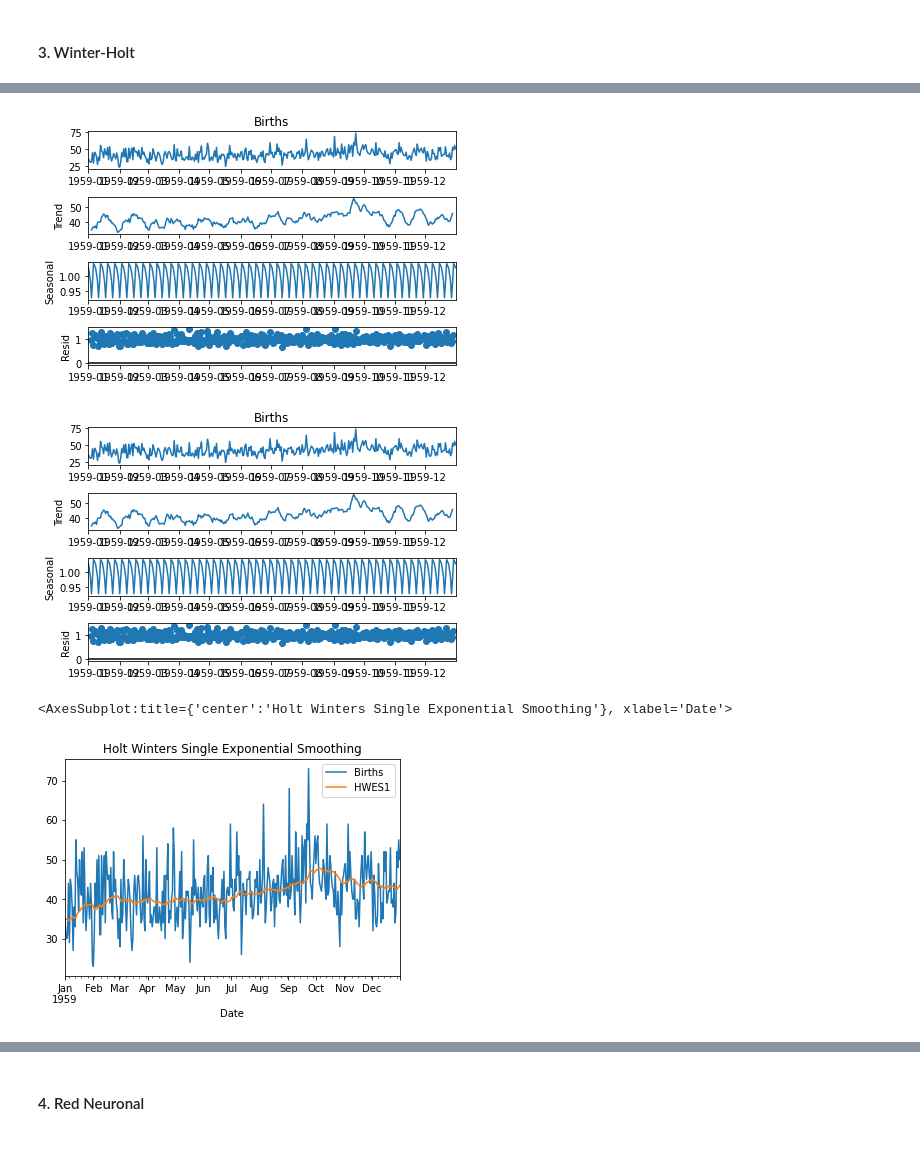
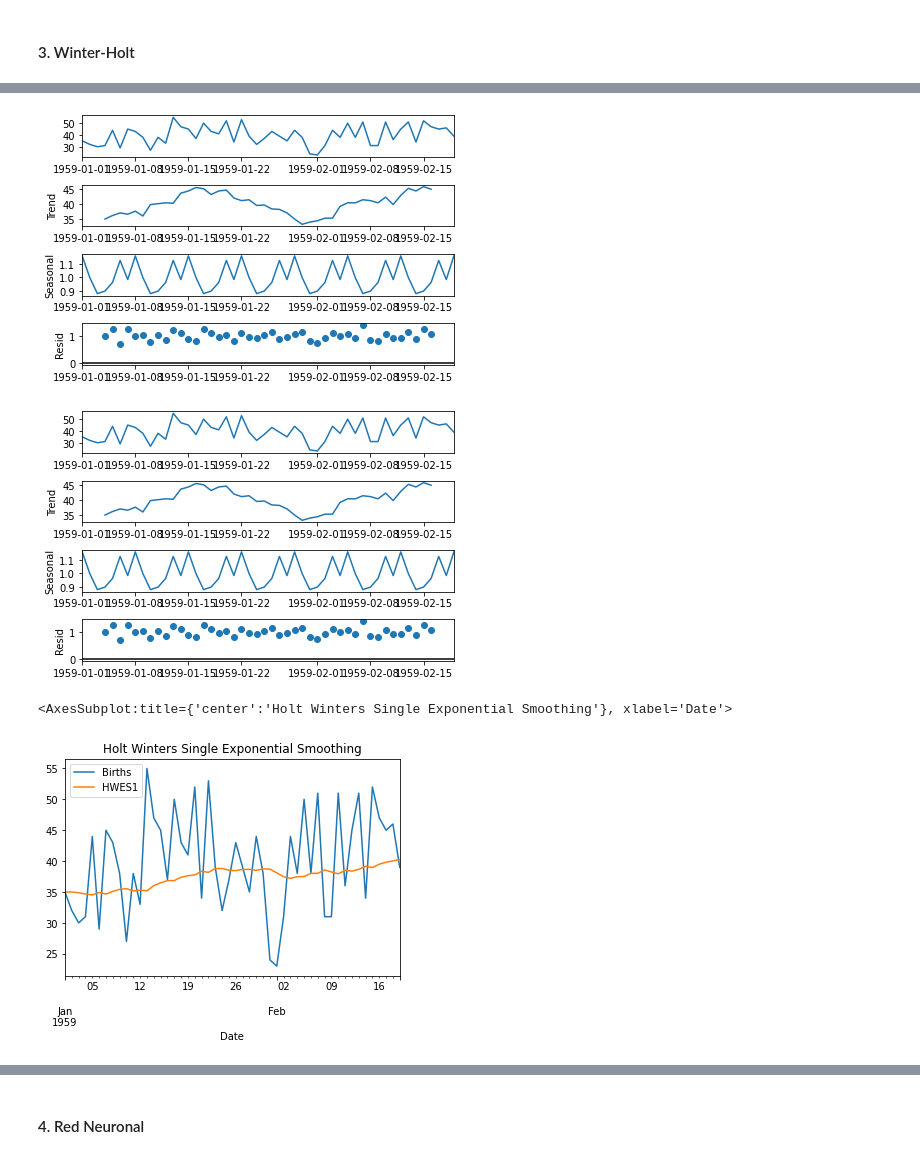
Before and after one commit to CamilaGO/Lab7-ds, a Jupyter notebook: Laboratorio 7 - Female Births.ipynb, the cells around one changed output, grey strips where cells are left out. Drawn from its saved outputs; the diff is of its cells as text; code cells hidden in the pictures.

```diff
--- a/Laboratorio 7 - Female Births.ipynb
+++ b/Laboratorio 7 - Female Births.ipynb
@@ -185,6 +183,8 @@ from statsmodels.tsa.holtwinters import SimpleExpSmoothing
 from statsmodels.tsa.holtwinters import ExponentialSmoothing
 # %%
 # plotting the original data
+# Limite la data para ver bien las grafs
+df_1 = df_1[:181]
 df_1[['Births']].plot(title='Births Data')
 # %% [output]
 <AxesSubplot:title={'center':'Births Data'}, xlabel='Date'>
@@ -192,9 +192,9 @@ df_1[['Births']].plot(title='Births Data')
 # %%
-decompose_result = seasonal_decompose(df_1['Births'], model='multiplicative')
+decompose_result = seasonal_decompose(df_1, model='multiplicative')
 decompose_result.plot()
 # %% [output]
-[figure, old version]
+[figure, new version]
-[figure, old version]
+[figure, new version]
 # %%
 # Set the frequency of the date time index as Monthly start as indicated by the data
 df_1.index.Births = 'MS'
@@ -202,11 +202,11 @@ df_1.index.Births = 'MS'
 m = 12
 alpha = 1/(2 * m)
 # %%
-df_1['HWES1'] = SimpleExpSmoothing(df_1['Births']).fit(smoothing_level=alpha, optimized=False, use_brute=True).fittedvalues
+df_1['HWES1'] = SimpleExpSmoothing(df_1).fit(smoothing_level=alpha, optimized=False, use_brute=True).fittedvalues
 df_1[['Births','HWES1']].plot(title='Holt Winters Single Exponential Smoothing')
 # %% [output]
 <AxesSubplot:title={'center':'Holt Winters Single Exponential Smoothing'}, xlabel='Date'>
-[figure, old version]
+[figure, new version]
 # %%
 df_1['HWES2_ADD'] = ExponentialSmoothing(df_1['Births'],trend='add').fit().fittedvalues
 df_1['HWES2_MUL'] = ExponentialSmoothing(df_1['Births'],trend='mul').fit().fittedvalues
```
Also changed, not shown: parts of 8 cells of this notebook.
